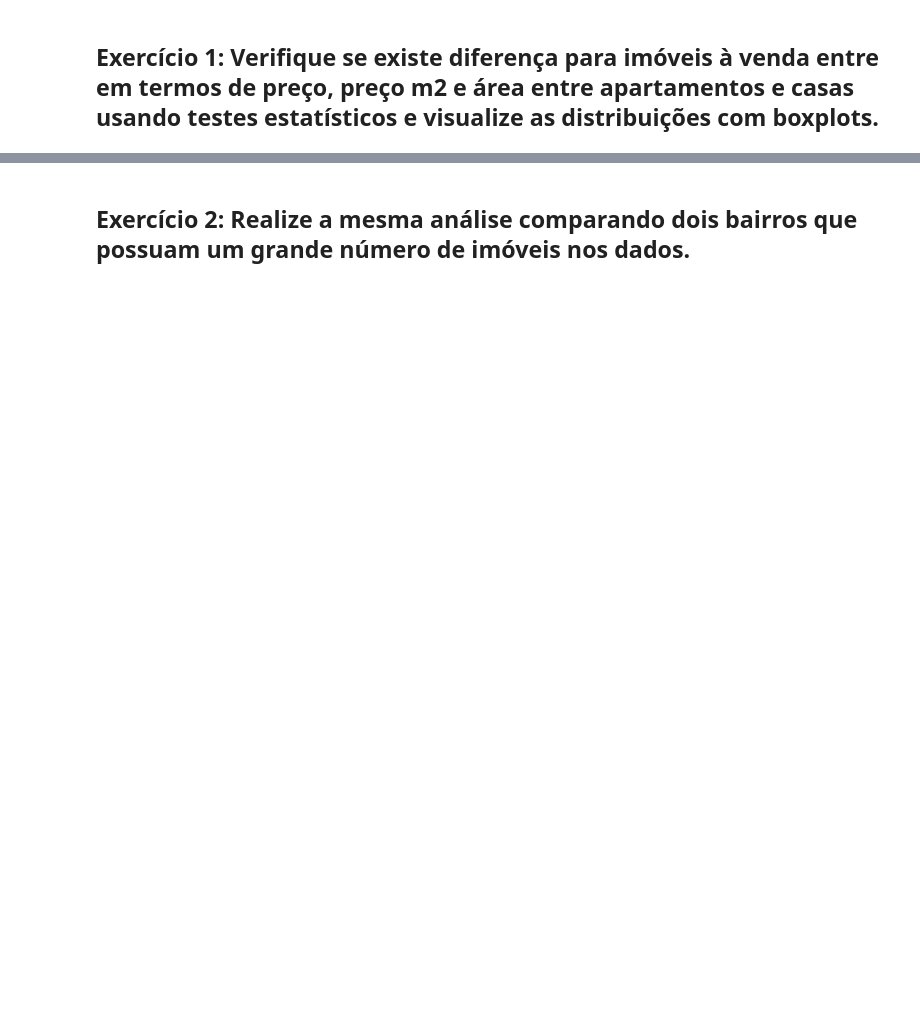
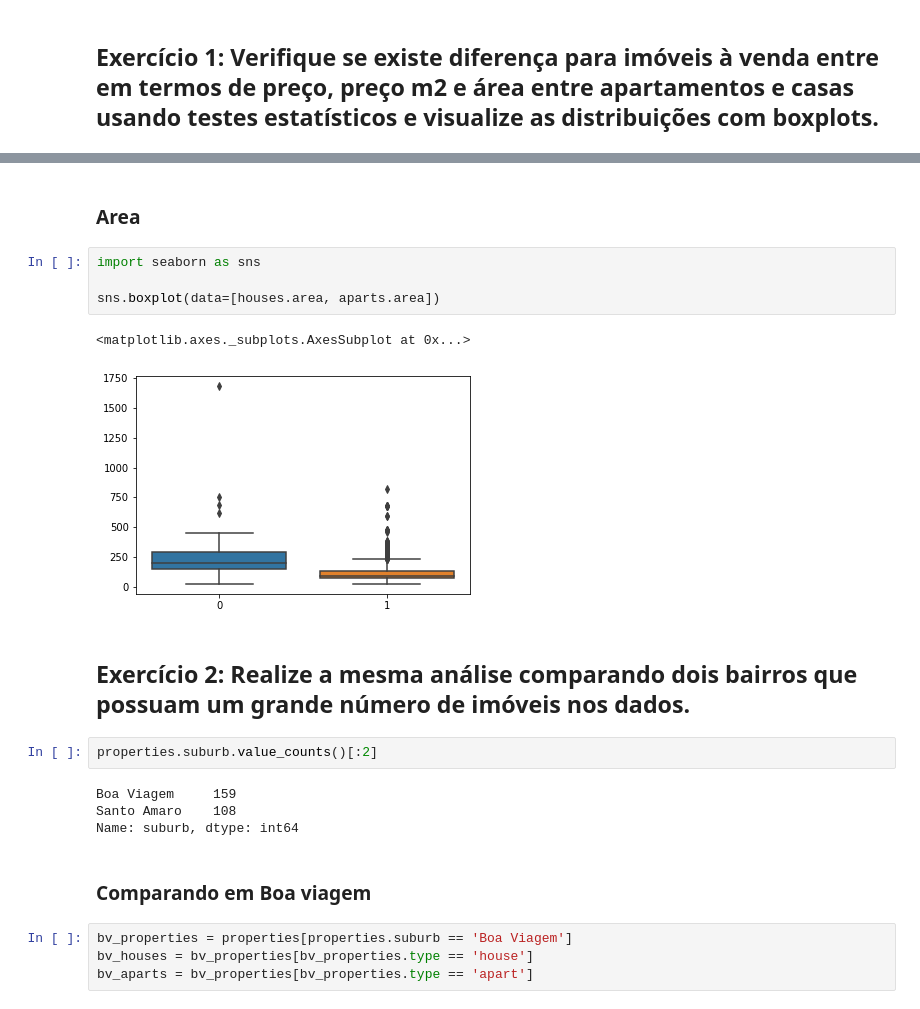
Before and after one commit to Valgueiro/dataScience_exercises, a Jupyter notebook: teste_hipotese.ipynb, the cells around one changed output, grey strips where cells are left out. Saved outputs shown, nothing was run; the diff lists cells and outputs as text; blank space fills up the shorter version.

```diff
--- a/teste_hipotese.ipynb
+++ b/teste_hipotese.ipynb
@@ -57,2 +164,23 @@ hi
+# %% [markdown]
+### Area
+# %%
+import seaborn as sns
+
+sns.boxplot(data=[houses.area, aparts.area])
+# %% [output]
+<matplotlib.axes._subplots.AxesSubplot at 0x...>
+[figure, added]
 # %% [markdown]
 ## Exercício 2: Realize a mesma análise comparando dois bairros que possuam um grande número de imóveis nos dados.
+# %%
+properties.suburb.value_counts()[:2]
+# %% [output]
+Boa Viagem     159
+Santo Amaro    108
+Name: suburb, dtype: int64
+# %% [markdown]
+### Comparando em Boa viagem
+# %%
+bv_properties = properties[properties.suburb == 'Boa Viagem']
+bv_houses = bv_properties[bv_properties.type == 'house']
+bv_aparts = bv_properties[bv_properties.type == 'apart']
```
Also changed, not shown: parts of 31 cells of this notebook.
